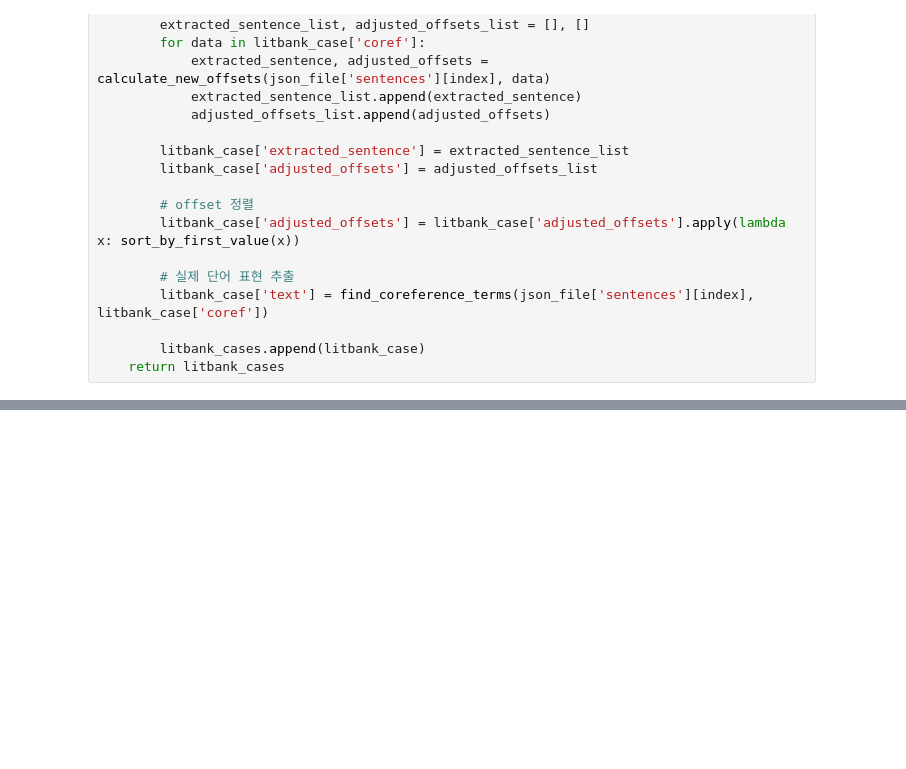
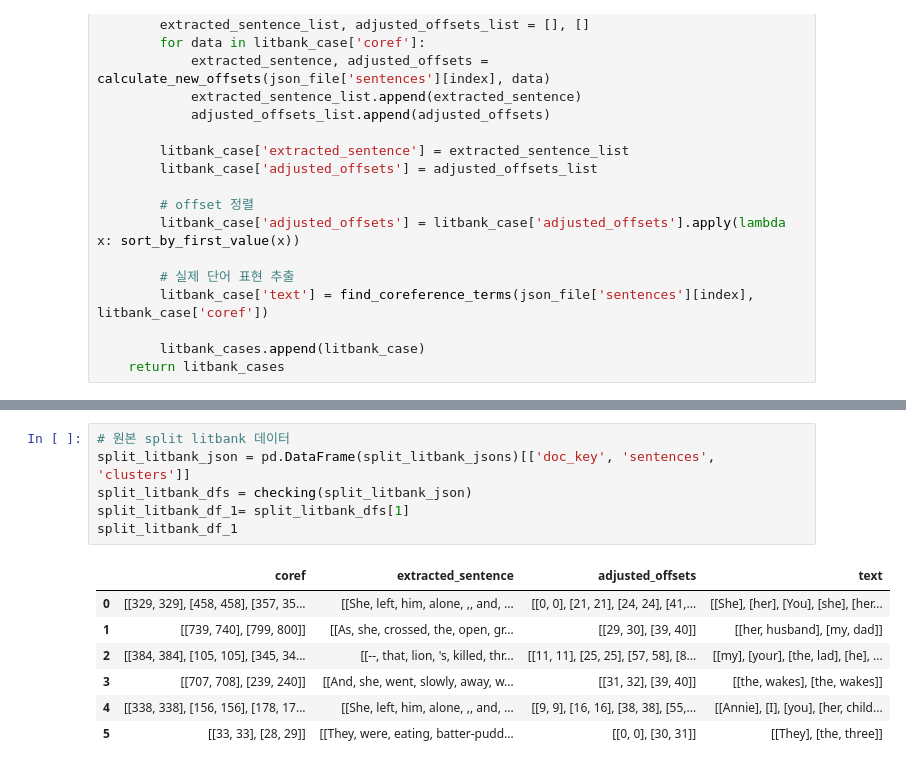
Before and after one commit to Gayeon6423/Improvement-of-the-Coreference-Resolution-model, a Jupyter notebook: post_process.ipynb, the cells around one changed output, grey strips where cells are left out. Cells and saved outputs as stored; diff of their text form; blank space fills up the shorter version.

```diff
--- a/post_process.ipynb
+++ b/post_process.ipynb
@@ -725,0 +797,14 @@ new_litbank_df_1
+# %%
+# 원본 split litbank 데이터
+split_litbank_json = pd.DataFrame(split_litbank_jsons)[['doc_key', 'sentences', 'clusters']]
+split_litbank_dfs = checking(split_litbank_json)
+split_litbank_df_1= split_litbank_dfs[1]
+split_litbank_df_1
+# %% [output]
+|  | coref | extracted_sentence | adjusted_offsets | text |
+| 0 | [[329, 329], [458, 458], [357, 35... | [[She, left, him, alone, ,, and, ... | [[0, 0], [21, 21], [24, 24], [41,... | [[She], [her], [You], [she], [her... |
+| 1 | [[739, 740], [799, 800]] | [[As, she, crossed, the, open, gr... | [[29, 30], [39, 40]] | [[her, husband], [my, dad]] |
+| 2 | [[384, 384], [105, 105], [345, 34... | [[--, that, lion, 's, killed, thr... | [[11, 11], [25, 25], [57, 58], [8... | [[my], [your], [the, lad], [he], ... |
+| 3 | [[707, 708], [239, 240]] | [[And, she, went, slowly, away, w... | [[31, 32], [39, 40]] | [[the, wakes], [the, wakes]] |
+| 4 | [[338, 338], [156, 156], [178, 17... | [[She, left, him, alone, ,, and, ... | [[9, 9], [16, 16], [38, 38], [55,... | [[Annie], [I], [you], [her, child... |
+| 5 | [[33, 33], [28, 29]] | [[They, were, eating, batter-pudd... | [[0, 0], [30, 31]] | [[They], [the, three]] |
```
Also changed, not shown: parts of 30 cells of this notebook.
